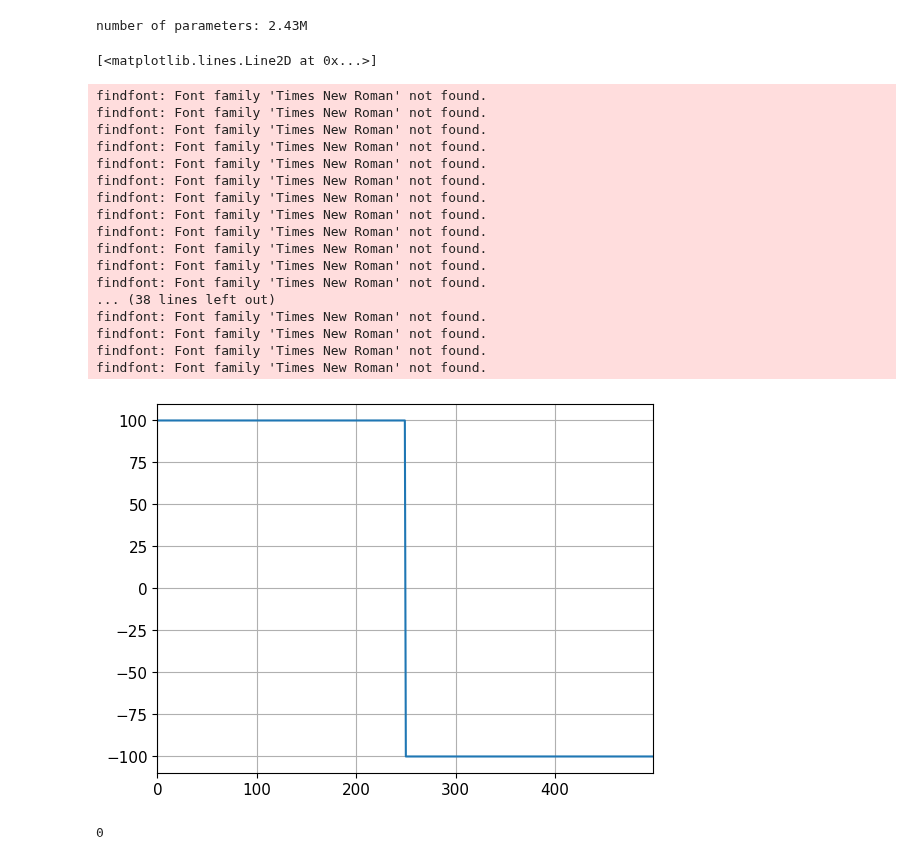
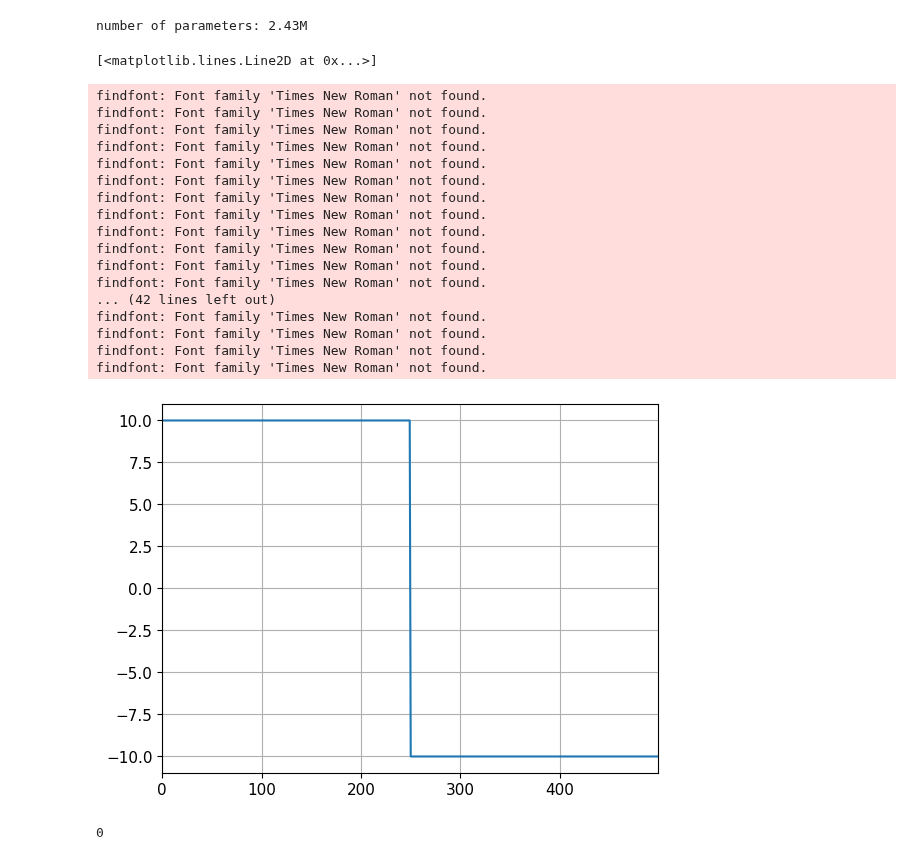
Before and after one commit to buswayne/sysid-transformers-control, a Jupyter notebook: control/test_CL_meta_controller_simple_example_1.ipynb, the cells around one changed output. Cells and saved outputs as stored; diff of their text form; code cells hidden in the pictures.

```diff
--- a/control/test_CL_meta_controller_simple_example_1.ipynb
+++ b/control/test_CL_meta_controller_simple_example_1.ipynb
@@ -101,37 +101,37 @@ t_CL = np.arange(0, 5, Ts)
 r = np.zeros(t_CL.shape)
 # r[t_CL < 1] = 2.7
 # r[(t_CL >= 1) & (t_CL < 2)] = -2.7
 # r[(t_CL >= 2) & (t_CL < 3.5)] = 5
 # r[(t_CL >= 3.5) & (t_CL < 5)] = 0
-r[t_CL < 5] = 100
-r[(t_CL >= 2.5) & (t_CL < 5)] = -100
+r[t_CL < 5] = 10
+r[(t_CL >= 2.5) & (t_CL < 5)] = -10
 # r[(t_CL >= 5) & (t_CL < 10)] = 3.6
 # r[(t_CL >= 10) & (t_CL < 15)] = 4.1
 # r[(t_CL >= 15) & (t_CL < 25)] = 3.8
 # r[(t_CL >= 25) & (t_CL < 35)] = 2.1
 # r[(t_CL >= 35)] = 4.1
 
 plt.plot(r)
 # %% [output]
 [<matplotlib.lines.Line2D at 0x...>]
 findfont: Font family 'Times New Roman' not found.
 findfont: Font family 'Times New Roman' not found.
 findfont: Font family 'Times New Roman' not found.
 findfont: Font family 'Times New Roman' not found.
 findfont: Font family 'Times New Roman' not found.
 findfont: Font family 'Times New Roman' not found.
 findfont: Font family 'Times New Roman' not found.
 findfont: Font family 'Times New Roman' not found.
 findfont: Font family 'Times New Roman' not found.
 findfont: Font family 'Times New Roman' not found.
 findfont: Font family 'Times New Roman' not found.
 findfont: Font family 'Times New Roman' not found.
-... (38 lines left out)
+... (42 lines left out)
 findfont: Font family 'Times New Roman' not found.
 findfont: Font family 'Times New Roman' not found.
 findfont: Font family 'Times New Roman' not found.
 findfont: Font family 'Times New Roman' not found.
-[figure, old version]
+[figure, new version]
 # %%
 from control.matlab import *
 # %%
```
Also changed, not shown: parts of 2 cells of this notebook.
